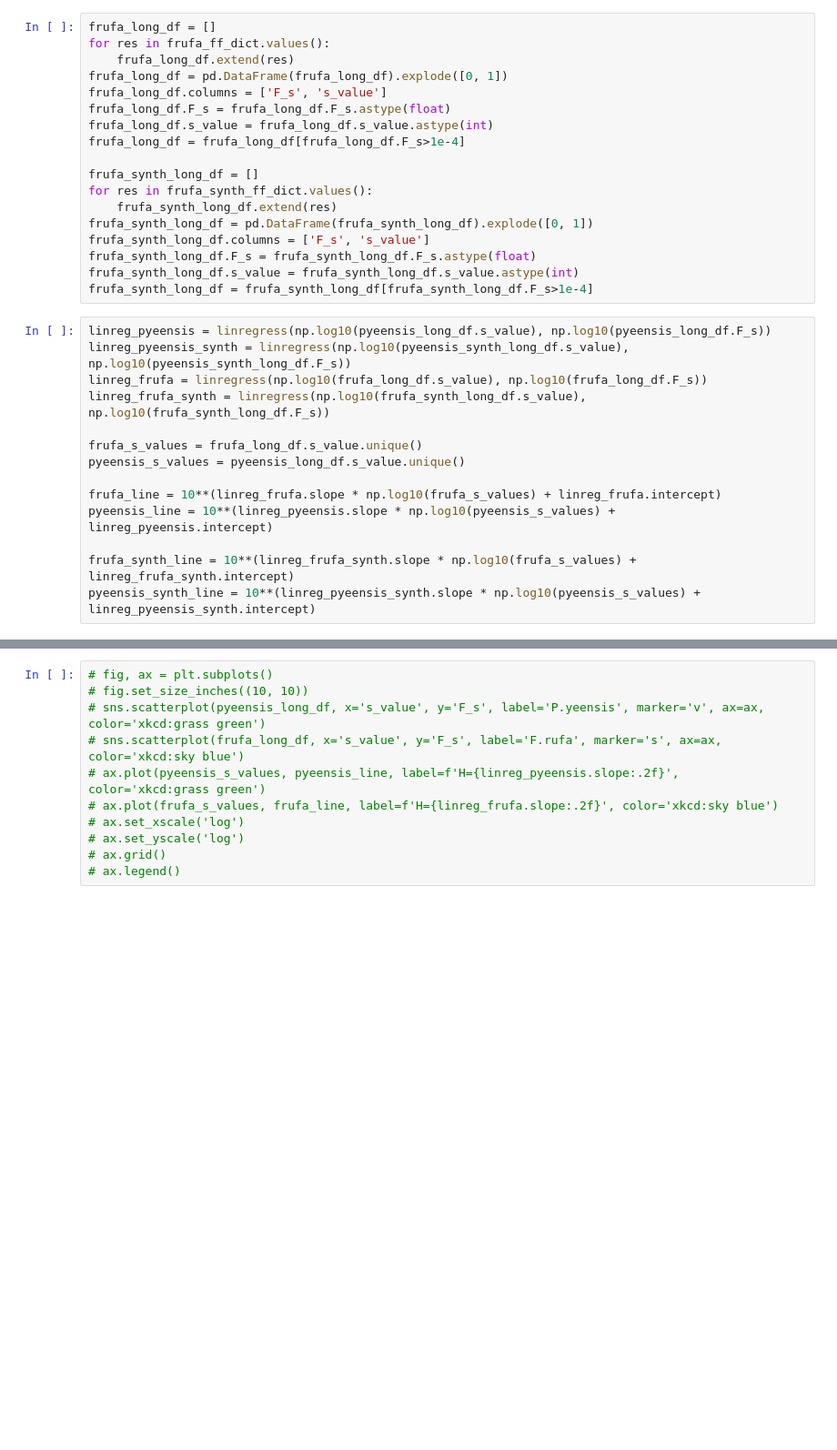
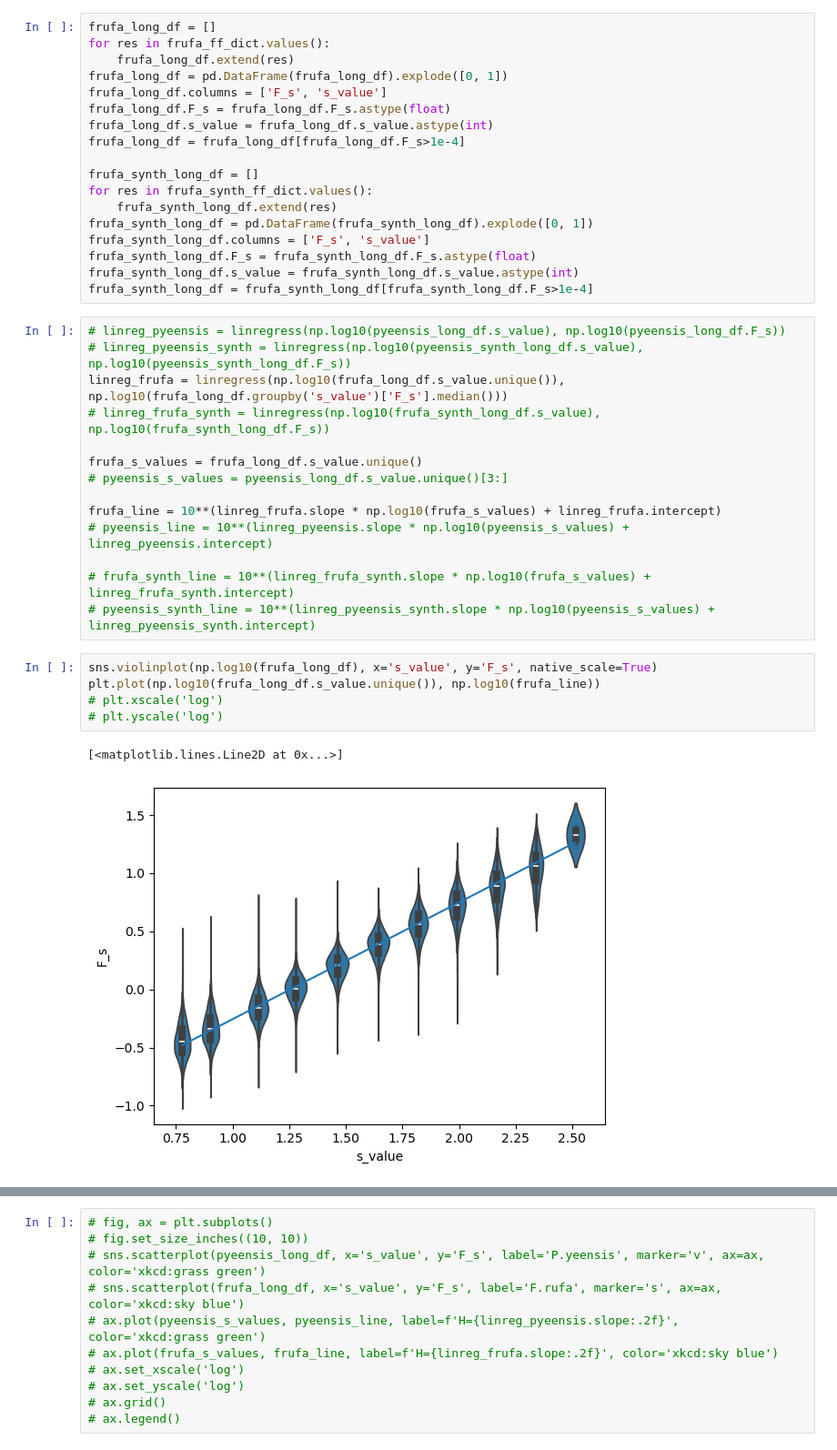
Before and after one commit to Shamaich1337/NMOT, a Jupyter notebook: notebooks/dfa_estimation_emirical_data.ipynb, the cells around one changed output, grey strips where cells are left out. Shown at 91% size. Cells and saved outputs as stored; diff of their text form; blank space fills up the shorter version.

```diff
--- a/notebooks/dfa_estimation_emirical_data.ipynb
+++ b/notebooks/dfa_estimation_emirical_data.ipynb
@@ -310,16 +311,24 @@ frufa_synth_long_df.F_s = frufa_synth_long_df.F_s.astype(float)
 frufa_synth_long_df.s_value = frufa_synth_long_df.s_value.astype(int)
 frufa_synth_long_df = frufa_synth_long_df[frufa_synth_long_df.F_s>1e-4]
 # %%
-linreg_pyeensis = linregress(np.log10(pyeensis_long_df.s_value), np.log10(pyeensis_long_df.F_s))
-linreg_pyeensis_synth = linregress(np.log10(pyeensis_synth_long_df.s_value), np.log10(pyeensis_synth_long_df.F_s))
-linreg_frufa = linregress(np.log10(frufa_long_df.s_value), np.log10(frufa_long_df.F_s))
-linreg_frufa_synth = linregress(np.log10(frufa_synth_long_df.s_value), np.log10(frufa_synth_long_df.F_s))
+# linreg_pyeensis = linregress(np.log10(pyeensis_long_df.s_value), np.log10(pyeensis_long_df.F_s))
+# linreg_pyeensis_synth = linregress(np.log10(pyeensis_synth_long_df.s_value), np.log10(pyeensis_synth_long_df.F_s))
+linreg_frufa = linregress(np.log10(frufa_long_df.s_value.unique()), np.log10(frufa_long_df.groupby('s_value')['F_s'].median()))
+# linreg_frufa_synth = linregress(np.log10(frufa_synth_long_df.s_value), np.log10(frufa_synth_long_df.F_s))
 
 frufa_s_values = frufa_long_df.s_value.unique()
-pyeensis_s_values = pyeensis_long_df.s_value.unique()
+# pyeensis_s_values = pyeensis_long_df.s_value.unique()[3:]
 
 frufa_line = 10**(linreg_frufa.slope * np.log10(frufa_s_values) + linreg_frufa.intercept)
-pyeensis_line = 10**(linreg_pyeensis.slope * np.log10(pyeensis_s_values) + linreg_pyeensis.intercept)
+# pyeensis_line = 10**(linreg_pyeensis.slope * np.log10(pyeensis_s_values) + linreg_pyeensis.intercept)
 
-frufa_synth_line = 10**(linreg_frufa_synth.slope * np.log10(frufa_s_values) + linreg_frufa_synth.intercept)
-pyeensis_synth_line = 10**(linreg_pyeensis_synth.slope * np.log10(pyeensis_s_values) + linreg_pyeensis_synth.intercept)
+# frufa_synth_line = 10**(linreg_frufa_synth.slope * np.log10(frufa_s_values) + linreg_frufa_synth.intercept)
+# pyeensis_synth_line = 10**(linreg_pyeensis_synth.slope * np.log10(pyeensis_s_values) + linreg_pyeensis_synth.intercept)
+# %%
+sns.violinplot(np.log10(frufa_long_df), x='s_value', y='F_s', native_scale=True)
+plt.plot(np.log10(frufa_long_df.s_value.unique()), np.log10(frufa_line))
+# plt.xscale('log')
+# plt.yscale('log')
+# %% [output]
+[<matplotlib.lines.Line2D at 0x...>]
+[figure, added]
```
Also changed, not shown: parts of 9 cells of this notebook, 1 other file.
